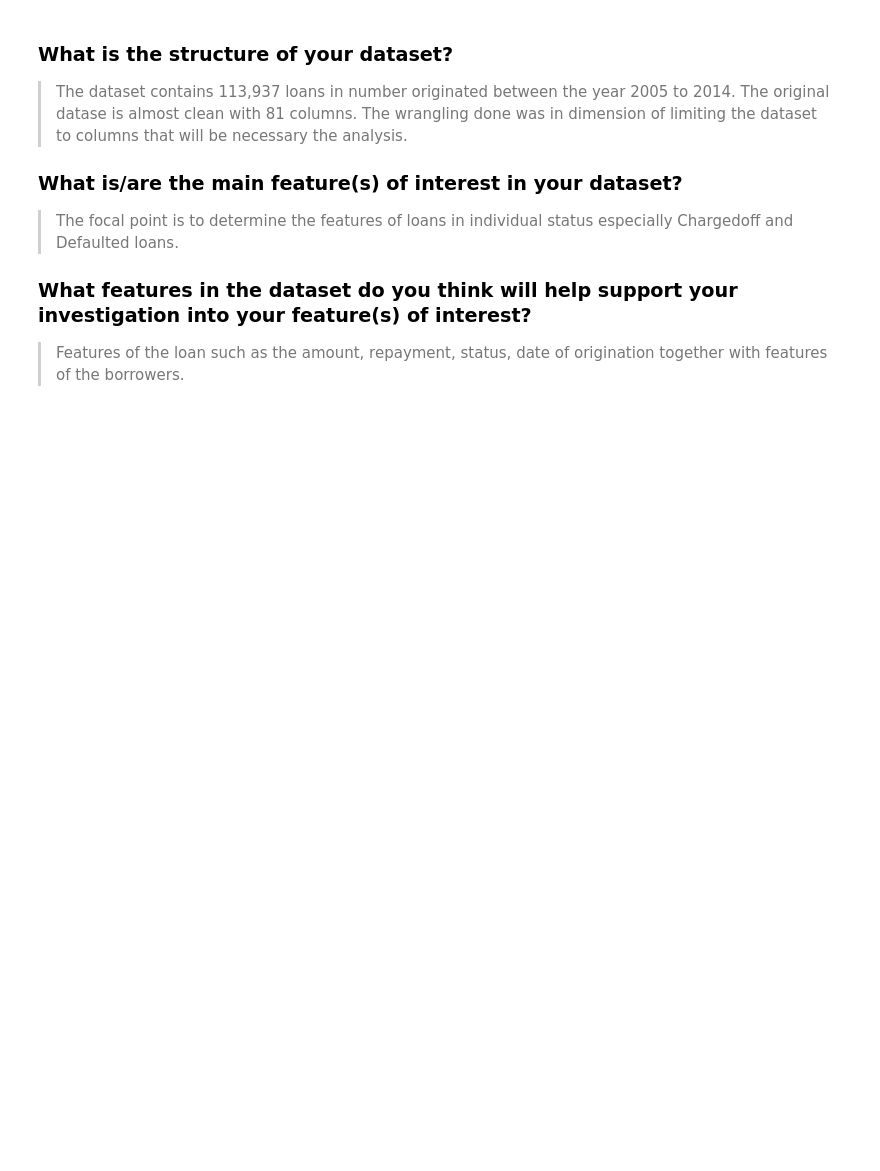
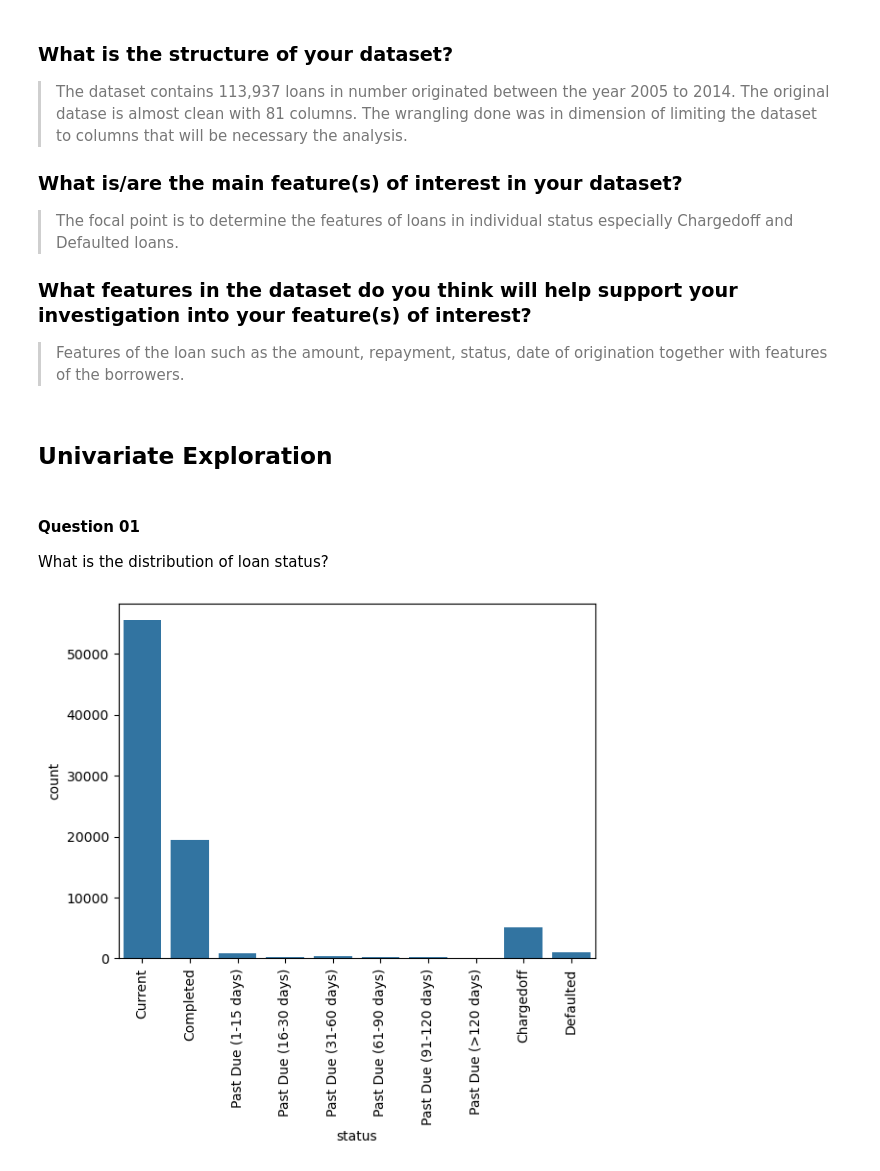
Before and after one commit to ampsboadu/loan_analysis, a Jupyter notebook: Part_I_exploration.ipynb, the cells around one changed output. Saved outputs shown, nothing was run; the diff lists cells and outputs as text; code cells hidden in the pictures; blank space fills up the shorter version.

Commit message:
Univariate Exploration

```diff
--- a/Part_I_exploration.ipynb
+++ b/Part_I_exploration.ipynb
@@ -365,3 +365,41 @@ for var in ordinal_var_dict:
 ### What features in the dataset do you think will help support your investigation into your feature(s) of interest?
 
 > Features of the loan such as the amount, repayment, status, date of origination together with features of the borrowers.
+# %% [markdown]
+## Univariate Exploration
+# %%
+# Fuction to plot count plots
+default_color = sb.color_palette()[0]
+
+def count_plot(data, x, **kwargs):
+    y = None
+    order = None
+    if 'y' in kwargs:
+        y = kwargs.get('y')
+
+    #getting order of x variable
+    if 'order' in kwargs:
+        order = kwargs.get('order')
+    sb.countplot(data = data, x = x, y = y, color = default_color, order = order)
+
+    #Checking and adding X_Label to chart
+    if 'x_label' in kwargs:
+        plt.xlabel(kwargs.get('x_label'))
+
+    #Checking and adding X_Label to chart
+    if 'y_label' in kwargs:
+        plt.ylabel(kwargs.get('y_label'))
+
+    #Checking and adding title to chart
+    if 'title' in kwargs:
+        plt.ylabel(kwargs.get('title'))
+# %% [markdown]
+#### Question 01
+
+What is the distribution of loan status?
+# %%
+# Bar chart showing loan status
+count_plot(df, 'status')
+plt.xticks(rotation = 90);
+# %% [output]
+[figure, added]
```
Also changed, not shown: parts of 33 cells of this notebook.
